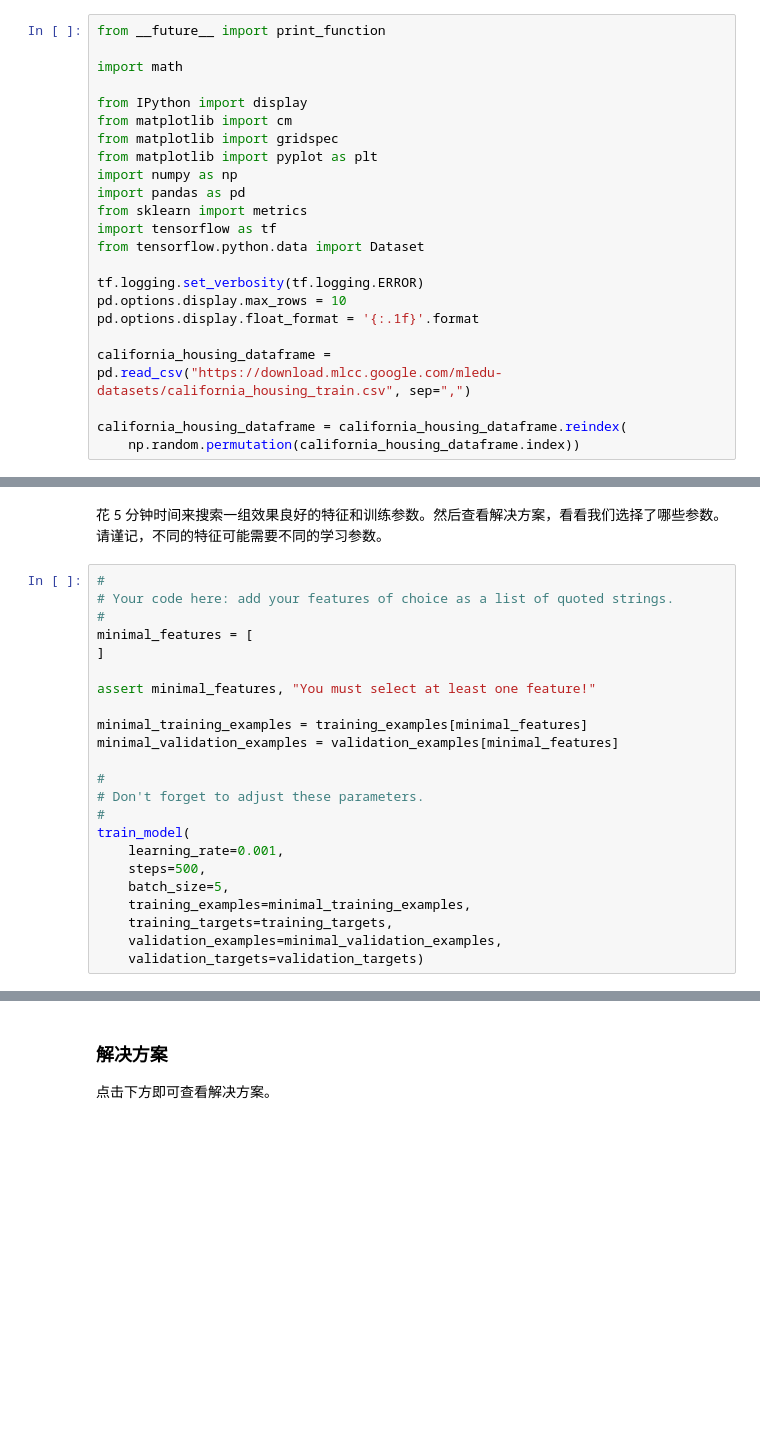
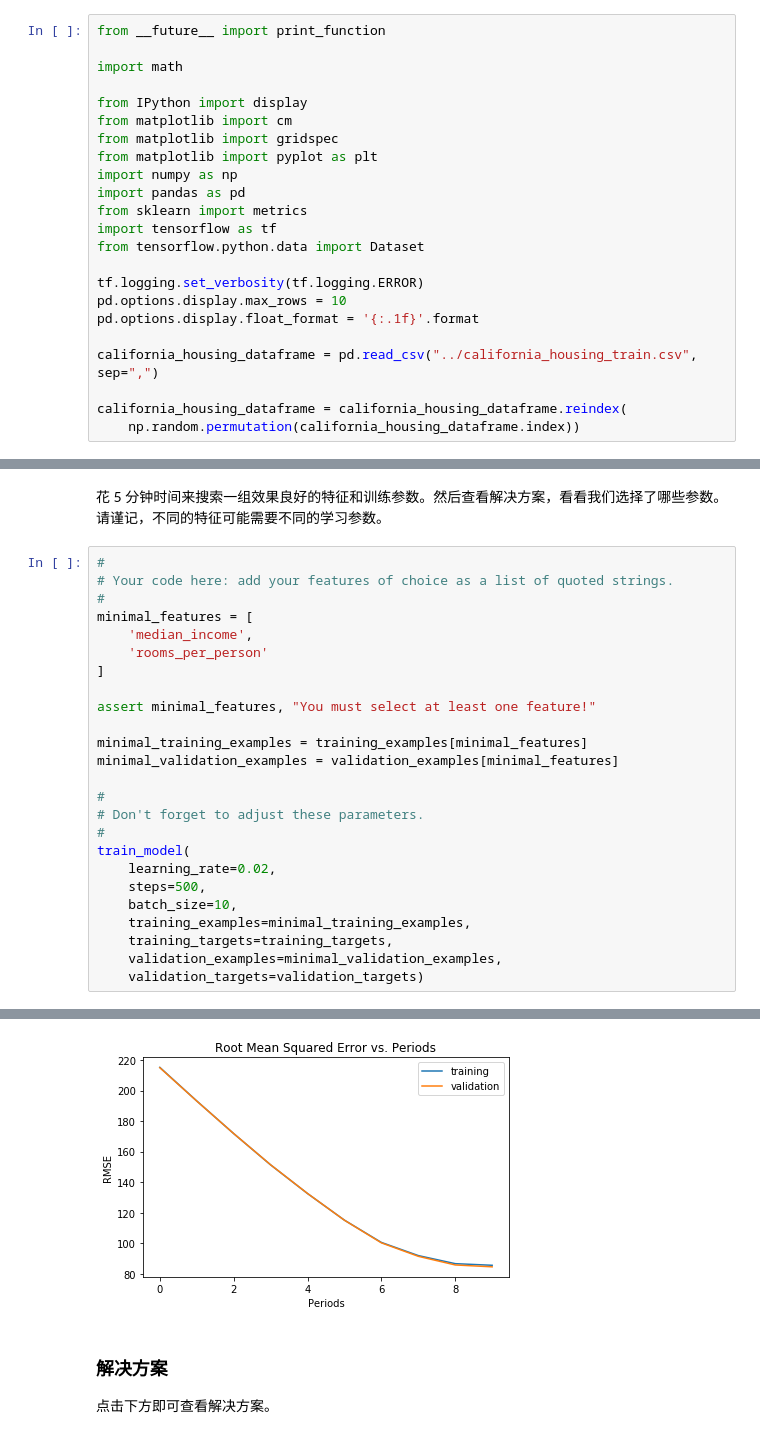
Before and after one commit to StevenPZChan/machine-learning, a Jupyter notebook: ml-exercises/feature_sets.ipynb, the cells around one changed output, grey strips where cells are left out. Saved outputs shown, nothing was run; the diff lists cells and outputs as text; blank space fills up the shorter version.

```diff
--- a/ml-exercises/feature_sets.ipynb
+++ b/ml-exercises/feature_sets.ipynb
@@ -41,7 +41,7 @@ tf.logging.set_verbosity(tf.logging.ERROR)
 pd.options.display.max_rows = 10
 pd.options.display.float_format = '{:.1f}'.format
 
-california_housing_dataframe = pd.read_csv("https://download.mlcc.google.com/mledu-datasets/california_housing_train.csv", sep=",")
+california_housing_dataframe = pd.read_csv("../california_housing_train.csv", sep=",")
 
 california_housing_dataframe = california_housing_dataframe.reindex(
     np.random.permutation(california_housing_dataframe.index))
@@ -276,6 +329,8 @@ def train_model(
 # Your code here: add your features of choice as a list of quoted strings.
 #
 minimal_features = [
+    'median_income',
+    'rooms_per_person'
 ]
 
 assert minimal_features, "You must select at least one feature!"
@@ -287,10 +342,11 @@ minimal_validation_examples = validation_examples[minimal_features]
 # Don't forget to adjust these parameters.
 #
 train_model(
-    learning_rate=0.001,
+    learning_rate=0.02,
     steps=500,
-    batch_size=5,
+    batch_size=10,
     training_examples=minimal_training_examples,
     training_targets=training_targets,
     validation_examples=minimal_validation_examples,
     validation_targets=validation_targets)
+# %% [output]
@@ -297,3 +367,4 @@ train_model(
+[figure, added]
 # %% [markdown]
  ### 解决方案
 
```
Also changed, not shown: parts of 9 cells of this notebook, 6 other files.
